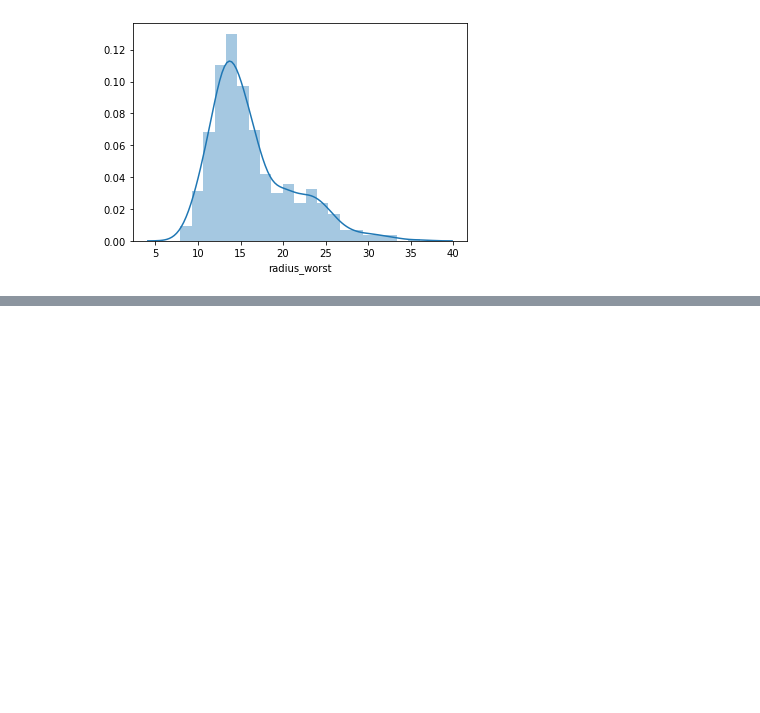
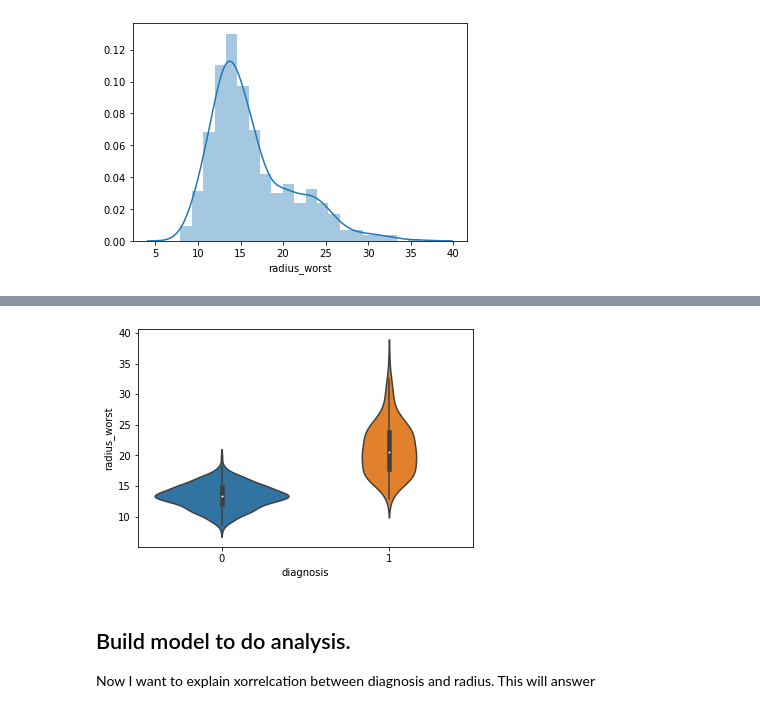
Before and after one commit to adrianberski/G00387825-gmit.ie---Adrian-Berski, a Jupyter notebook: Programming_ for_ Data_Analysis/Assignment_2/Analysisofthe WisconsinBreastCancer_dataset .ipynb, the cells around one changed output, grey strips where cells are left out. Saved outputs shown, nothing was run; the diff lists cells and outputs as text; code cells hidden in the pictures; blank space fills up the shorter version.

Commit message:
Update Analysisofthe WisconsinBreastCancer_dataset .ipynb
Build model to do analysis.

```diff
--- a/Programming_ for_ Data_Analysis/Assignment_2/Analysisofthe WisconsinBreastCancer_dataset .ipynb
+++ b/Programming_ for_ Data_Analysis/Assignment_2/Analysisofthe WisconsinBreastCancer_dataset .ipynb
@@ -262,0 +165,12 @@ VanderPlas J., Python Data Science Handbook: Essential Tools for Working with Da
+# %%
+#I wish to present seperate disibution for every varaible, I will use a violin plot:
+plt.close()
+sns.violinplot(x="diagnosis", y="radius_worst", data=data)
+
+plt.show()
+# %% [output]
+[figure, added]
+# %% [markdown]
+## Build model to do analysis.
+
+Now I want to explain xorrelcation between diagnosis and radius. This will answer
```
Also changed, not shown: parts of 5 cells of this notebook.
